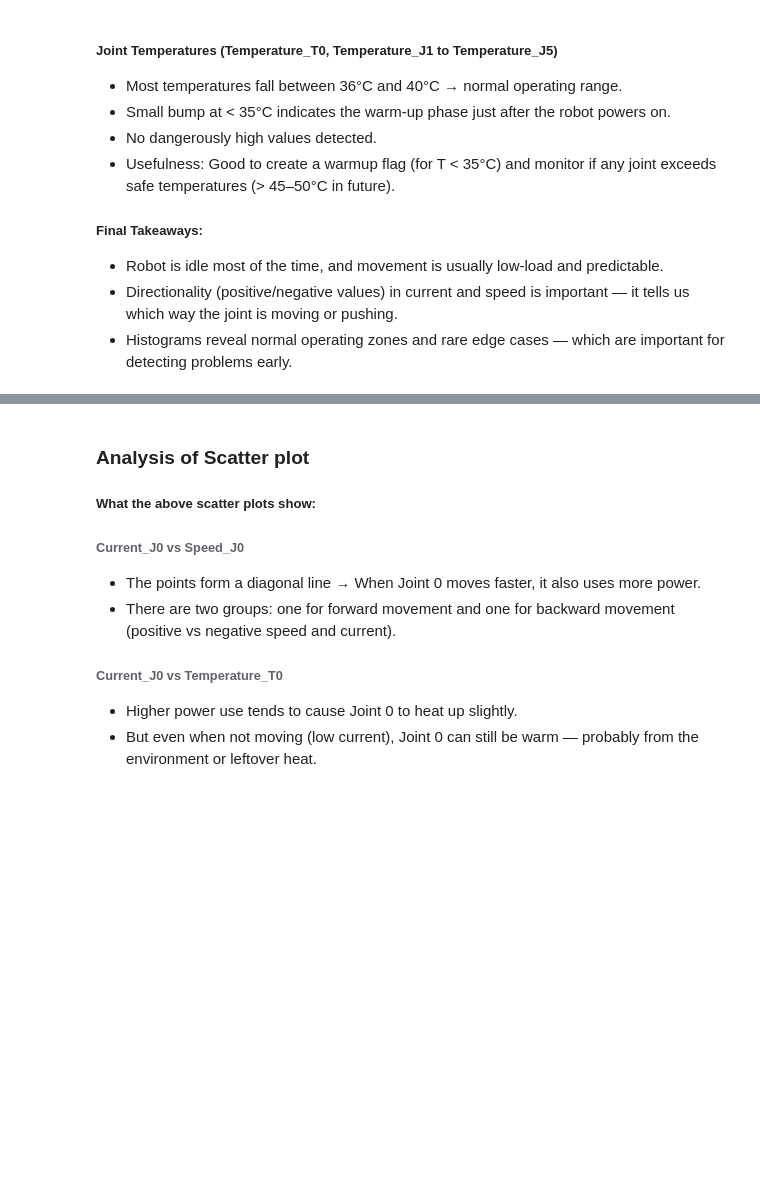
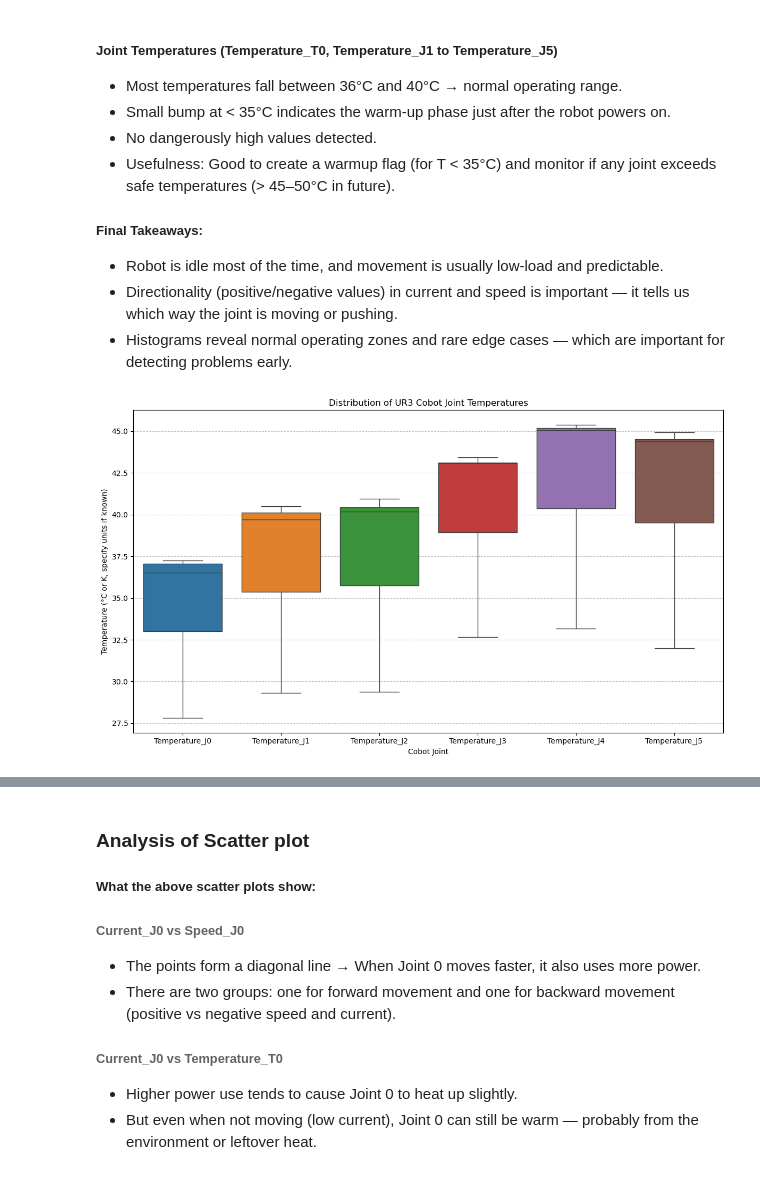
Before and after one commit to WonMuhea/Advanced-big-data-UC-course-labs, a Jupyter notebook: Residence/Data-cleaning/day-1-data-cleaning.ipynb, the cells around one changed output, grey strips where cells are left out. Drawn from its saved outputs; the diff is of its cells as text; code cells hidden in the pictures; blank space fills up the shorter version.

Commit message:
Residence data modeling added

```diff
--- a/Residence/Data-cleaning/day-1-data-cleaning.ipynb
+++ b/Residence/Data-cleaning/day-1-data-cleaning.ipynb
@@ -205,3 +208,29 @@ plt.show()
 - Robot is idle most of the time, and movement is usually low-load and predictable.
 - Directionality (positive/negative values) in current and speed is important — it tells us which way the joint is moving or pushing.
 - Histograms reveal normal operating zones and rare edge cases — which are important for detecting problems early.
+# %%
+# Joint temperatures distribution plot
+joint_temperature_columns = [
+    'Temperature_J0',
+    'Temperature_J1',
+    'Temperature_J2',
+    'Temperature_J3',
+    'Temperature_J4',
+    'Temperature_J5'
+]
+# Check if all specified columns exist in the DataFrame
+missing_cols = [col for col in joint_temperature_columns if col not in df.columns]
+if missing_cols:
+    print(f"Error: The following joint temperature columns were not found in the data: {missing_cols}")
+    print("Please update 'joint_temperature_columns' list with correct column names.")
+else:
+    plt.figure(figsize=(12, 7))
+    sns.boxplot(data=df[joint_temperature_columns])
+    plt.title('Distribution of UR3 Cobot Joint Temperatures')
+    plt.xlabel('Cobot Joint')
+    plt.ylabel('Temperature (°C or K, specify units if known)')
+    plt.grid(axis='y', linestyle='--', alpha=0.7)
+    plt.tight_layout()
+    plt.show()
+# %% [output]
+[figure, added]
```
Also changed, not shown: parts of 19 cells of this notebook, 6 other files.
